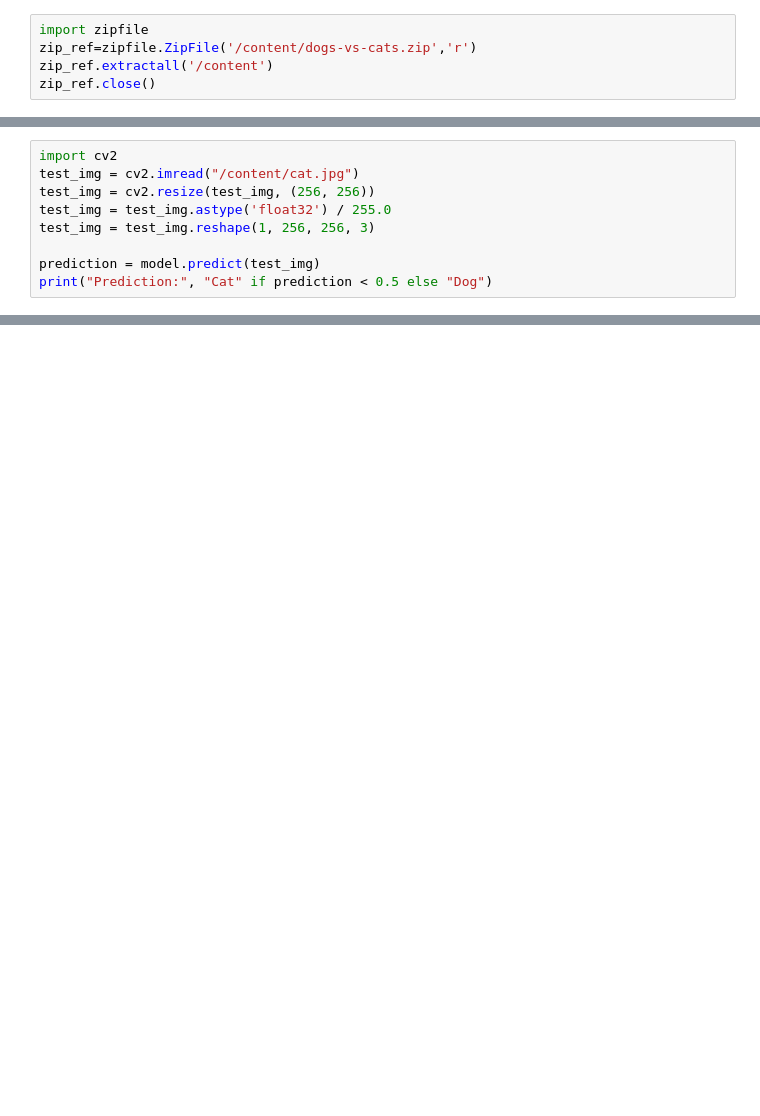
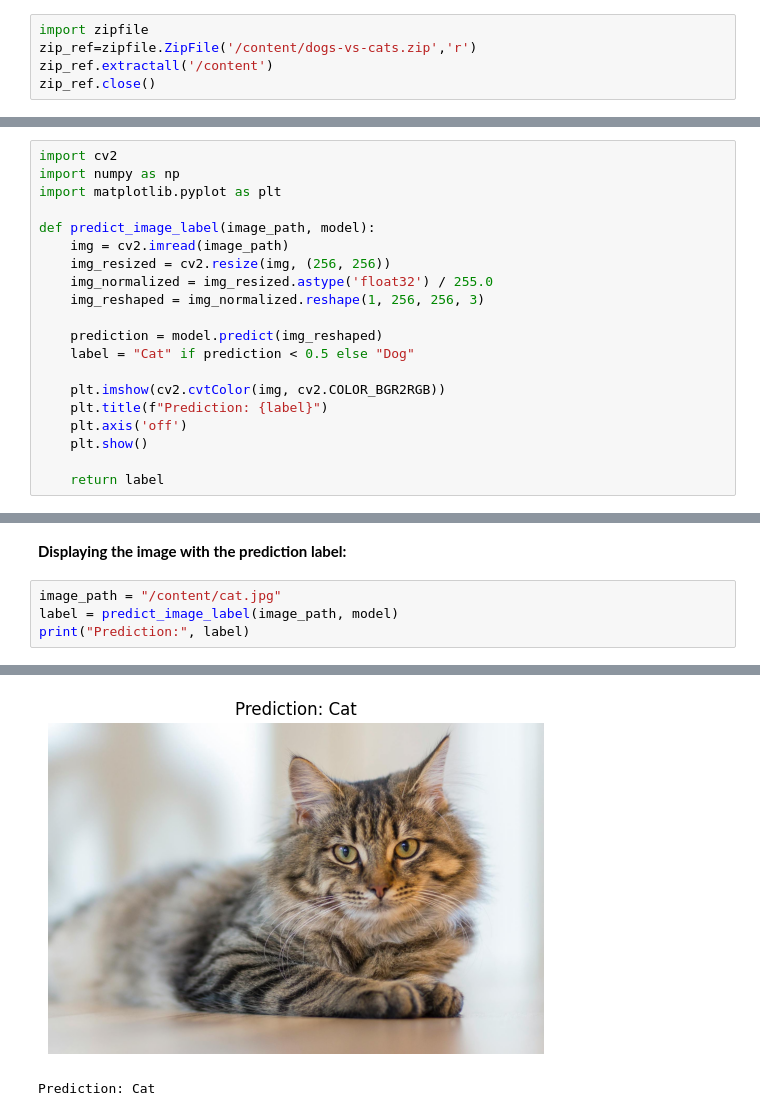
Before and after one commit to GodinaMohitheswar/Deep-Learning-Projects, a Jupyter notebook: Image_Classification.ipynb, the cells around one changed output, grey strips where cells are left out. Saved outputs shown, nothing was run; the diff lists cells and outputs as text; blank space fills up the shorter version.

```diff
--- a/Image_Classification.ipynb
+++ b/Image_Classification.ipynb
@@ -127,9 +199,20 @@ plt.show()
 # %%
 import cv2
-test_img = cv2.imread("/content/cat.jpg")
-test_img = cv2.resize(test_img, (256, 256))
-test_img = test_img.astype('float32') / 255.0
-test_img = test_img.reshape(1, 256, 256, 3)
+import numpy as np
+import matplotlib.pyplot as plt
 
-prediction = model.predict(test_img)
-print("Prediction:", "Cat" if prediction < 0.5 else "Dog")
+def predict_image_label(image_path, model):
+    img = cv2.imread(image_path)
+    img_resized = cv2.resize(img, (256, 256))
+    img_normalized = img_resized.astype('float32') / 255.0
+    img_reshaped = img_normalized.reshape(1, 256, 256, 3)
+
+    prediction = model.predict(img_reshaped)
+    label = "Cat" if prediction < 0.5 else "Dog"
+
+    plt.imshow(cv2.cvtColor(img, cv2.COLOR_BGR2RGB))
+    plt.title(f"Prediction: {label}")
+    plt.axis('off')
+    plt.show()
+
+    return label
@@ -138,0 +219,7 @@ Prediction: Cat
+# %% [markdown]
+**Displaying the image with the prediction label:**
+# %%
+image_path = "/content/cat.jpg"
+label = predict_image_label(image_path, model)
+print("Prediction:", label)
+# %% [output]
@@ -138,0 +227,2 @@ Prediction: Cat
+[figure, added]
+Prediction: Cat
```
Also changed, not shown: parts of 30 cells of this notebook.
